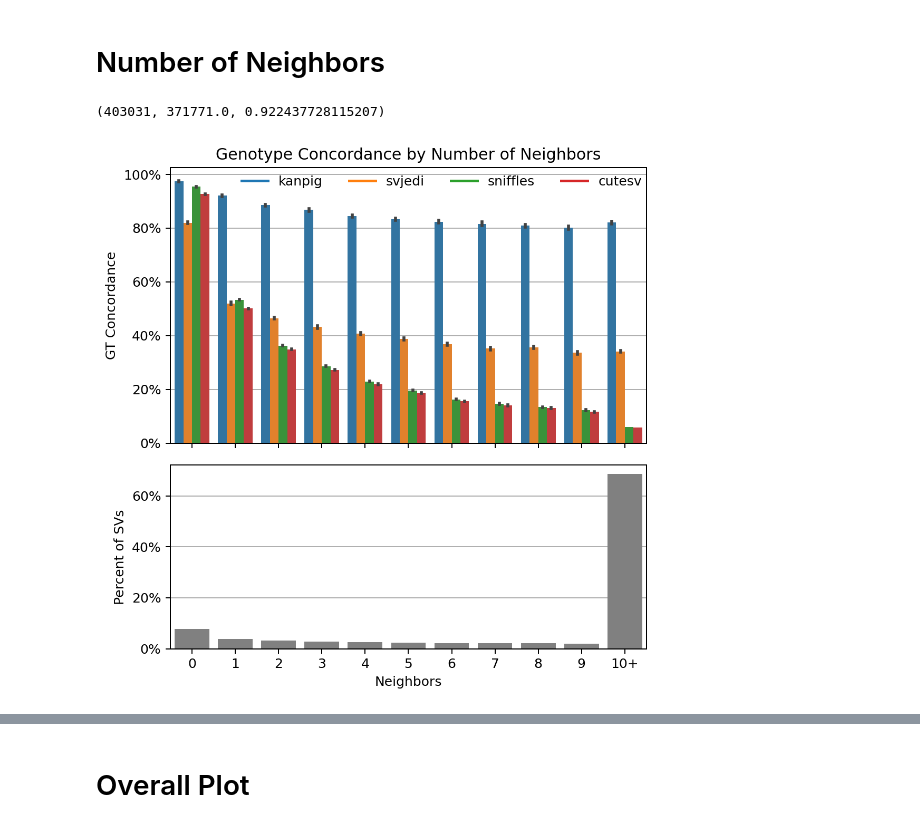
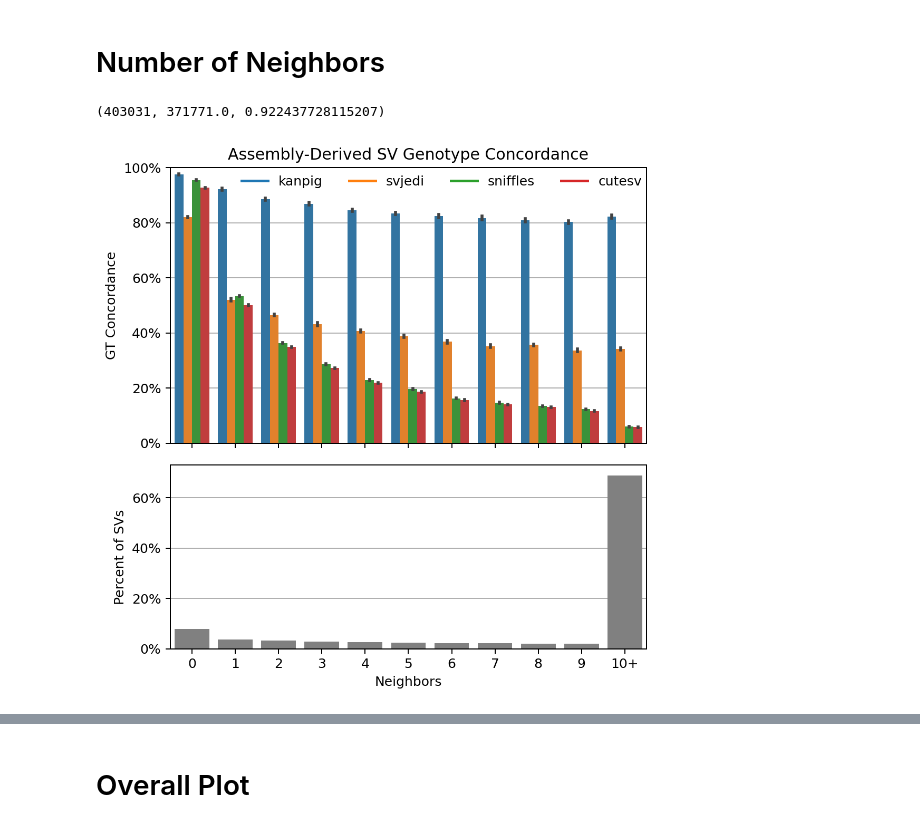
Before and after one commit to fabio-cunial/kanpig_experiments, a Jupyter notebook: manuscript/analysis/TM_Analysis.ipynb, the cells around one changed output, grey strips where cells are left out. Drawn from its saved outputs; the diff is of its cells as text; code cells hidden in the pictures.

```diff
--- a/manuscript/analysis/TM_Analysis.ipynb
+++ b/manuscript/analysis/TM_Analysis.ipynb
@@ -28,7 +28,7 @@ def add_summary(data, with_as=False):
     data[f'{e}ba'] = (data[f'{e}tpr'] + data[f'{e}tnr']) / 2
     data[f'{e}f1'] = 2 * ((data[f'{e}ppv'] * data[f'{e}tpr']) / (data[f'{e}ppv'] + data[f'{e}tpr']))
 
-bdir = "../results/tables/"
+bdir = "../results/tables"
 gt_data = pd.read_csv(bdir + "/all.gt_dist.table.txt", sep='\t')
 inter_data = pd.read_csv(bdir + "/all.intersect.table.txt", sep='\t')
 neigh_data = pd.read_csv(bdir + "/all.neighbor.table.txt", sep='\t')
@@ -148,3 +208,10 @@ pd.DataFrame(normalized_data)
 | HET | 19.301544 | 27.542972 | 10.010251 | 4.881292 | 5.605847 |
 | HOM | 23.483781 | 27.760796 | 5.304779 | 1.534727 | 1.213333 |
 | NON | 0.000000 | 0.464376 | 15.758952 | 5.537075 | 0.000000 |
+# %%
+import joblib
+b = joblib.load("/Users/english/code/kanpig_experiments/manuscript/analysis/disc_multi/gtcnts.jl")
+mean = np.sum(b, axis=1)
+mean[0] = mean[3]
+mean[3] = 0
+mean = mean[:4]
@@ -163,3 +293,15 @@ for entry in v:
         continue
     n = entry.info['NumNeighbors']
     all_neigh.append(min(n, 10))
+
+from collections import Counter
+cnt = Counter(all_neigh)
+cnt = pd.DataFrame([cnt]).T.reset_index()
+cnt.columns = ['num_neigh', 'count']
+cnt['percent of calls'] = cnt['count'] / cnt['count'].sum()
+cnt.sort_values(by=['num_neigh'], inplace=True)
+
+tot = cnt['count'].sum()
+tot, tot - cnt.iloc[0]['count'], 1 - (cnt.iloc[0]['count'] / tot)
+# %% [output]
+(403031, 371771.0, 0.922437728115207)
@@ -173,8 +308,3 @@ cnt.sort_values(by=['num_neigh'], inplace=True)
-# %%
-tot = cnt['count'].sum()
-tot, tot - cnt.iloc[0]['count'], 1 - (cnt.iloc[0]['count'] / tot)
-# %% [output]
-(403031, 371771.0, 0.922437728115207)
 # %%
 add_summary(neigh_data)
 
@@ -191,36 +321,38 @@ lineplot = sb.barplot(data=view, ax=ax1,
                        hue="program",
                       hue_order=['kanpig', 'svjedi', 'sniffles', 'cutesv'],
                      zorder=2)
+ax1.set_ylim((0,1.0))
 lineplot.yaxis.set_major_formatter(PercentFormatter(1, decimals=0))
 hue_labels = ['kanpig', 'svjedi', 'sniffles', 'cutesv']
 #styles = ['solid', 'dashed']
 #style_labels = neigh_data['Technology'].unique()
 
 # Get handles and labels for both hue and style
 handles, _ = lineplot.get_legend_handles_labels()
 
 # Create legend elements
 hue_elements = [plt.Line2D([0], [0], color=sb.color_palette()[i], lw=2) for i in range(len(hue_labels))]
 #style_elements = [plt.Line2D([0], [0], color='black', linestyle=styles[i], lw=2) for i in range(len(style_labels))]
 
 # Combine elements
 legend_elements = hue_elements #+ style_elements
 legend_labels = list(hue_labels) #+ list(style_labels)
 
 lineplot.set_xticks([0, 1, 2, 3, 4, 5, 6, 7, 8, 9, 10])
 lineplot.set_xticklabels(["0", "1", "2", "3", "4", "5", "6", "7", "8", "9", "10+"])
-lineplot.set(title="Genotype Concordance by Number of Neighbors",
+lineplot.set(title="Assembly-Derived SV Genotype Concordance",
              xlabel="",
              ylabel="GT Concordance")
 # Create custom legend
 ax1.legend(legend_elements, legend_labels, title='', ncol=4, loc='upper right',
            bbox_to_anchor=(1.015, 1.015), frameon=False)
 ax1.grid(axis='y', zorder=1)
 
 hist = sb.barplot(data=cnt, x="num_neigh", y="percent of calls", zorder=2, color='#808080')
 hist.set(ylabel="Percent of SVs", xlabel="Neighbors")
 hist.yaxis.set_major_formatter(PercentFormatter(1, decimals=0))
 ax2.grid(axis='y', zorder=1)
+ax2.set(ylim=(0,0.73))
 fig.tight_layout()
 # %% [output]
-[figure, old version]
+[figure, new version]
```
Also changed, not shown: parts of 12 cells of this notebook, 2 other files.
